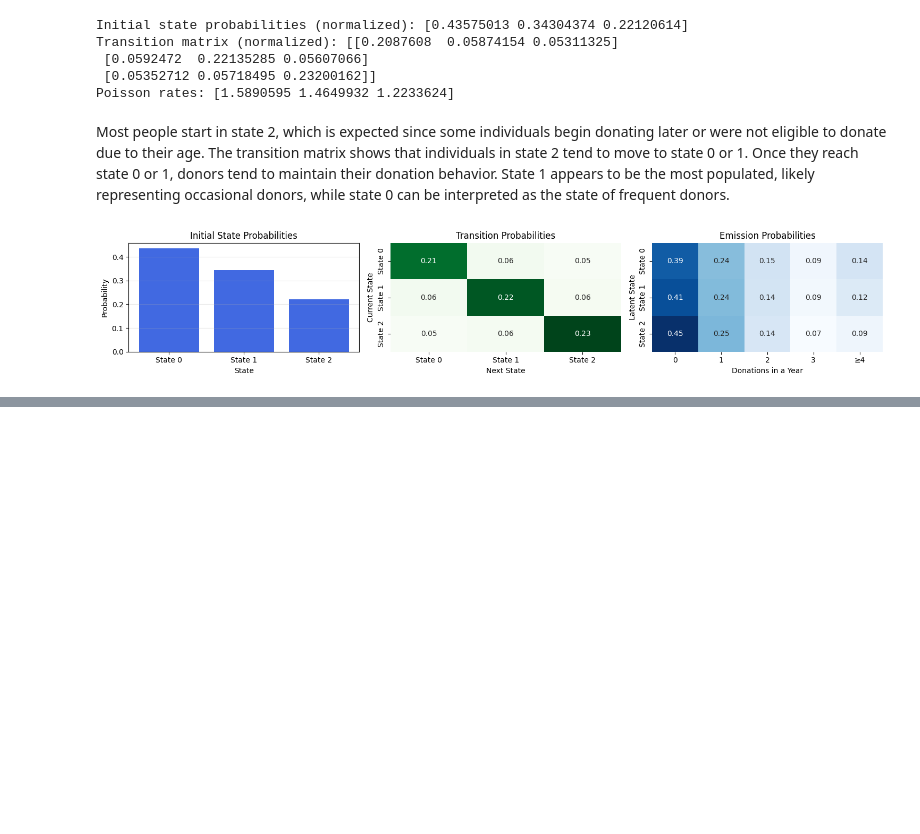
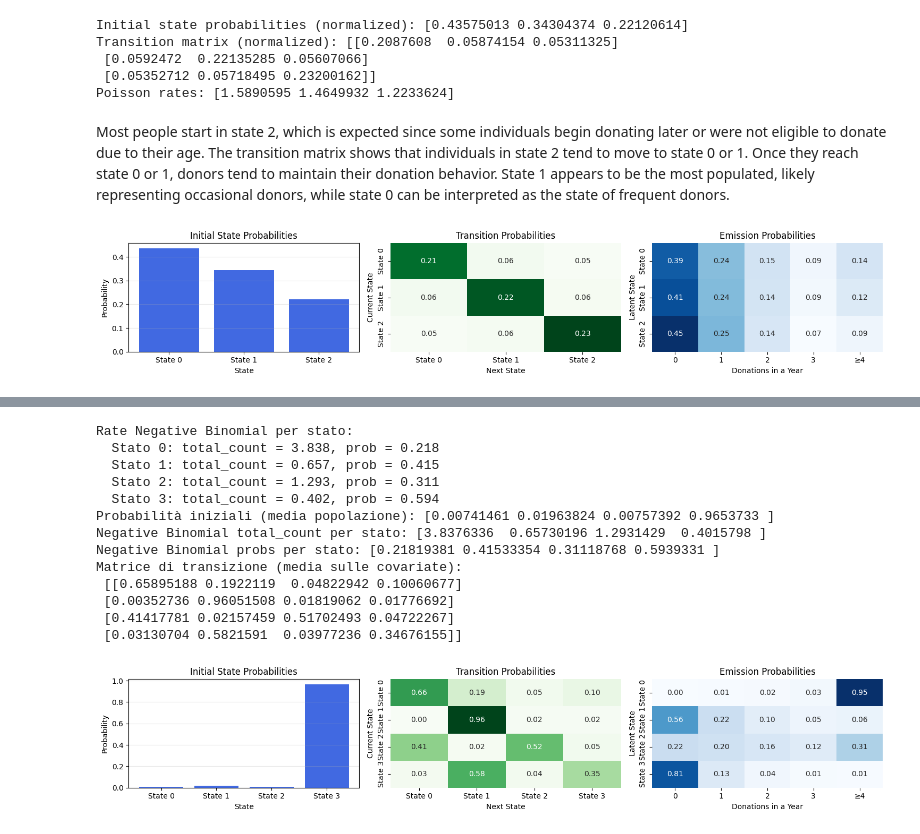
Before and after one commit to erikdeluca/Blood-Donors, a Jupyter notebook: Python/Pyro.ipynb, the cells around one changed output, grey strips where cells are left out. Cells and saved outputs as stored; diff of their text form; code cells hidden in the pictures; blank space fills up the shorter version.

```diff
--- a/Python/Pyro.ipynb
+++ b/Python/Pyro.ipynb
@@ -538,0 +961,9 @@ plot_hmm_params(
+# %%
+import pandas as pd
+rows = []
+for i in range(K):
+    for j in range(K):
+        for c, name in enumerate(['birth_year_norm', 'gender_code']):
+            rows.append({'from': i, 'to': j, 'covariate': name, 'weight': trans_W[i,j,c]})
+df = pd.DataFrame(rows)
+print(df.pivot_table(index=['from', 'to'], columns='covariate', values='weight'))
@@ -538,0 +1051,70 @@ plot_hmm_params(
+# %%
+import numpy as np
+
+# Recupera i valori ottimizzati
+total_count = pyro.param("total_count").detach().cpu().numpy()   # shape (K,)
+emiss_logits = pyro.param("emiss_logits").detach().cpu().numpy() # shape (K,)
+probs = 1 / (1 + np.exp(-emiss_logits))  # sigmoid
+
+print("Rate Negative Binomial per stato:")
+for k in range(len(total_count)):
+    print(f"  Stato {k}: total_count = {total_count[k]:.3f}, prob = {probs[k]:.3f}")
+init_logits = pyro.param("init_logits").detach().cpu().numpy()  # [K]
+init_probs = np.exp(init_logits) / np.exp(init_logits).sum()    # [K]
+
+K, C = pyro.param("trans_W").shape[-2:]
+trans_W = pyro.param("trans_W").detach().cpu().numpy()  # [K, K, C]
+trans_b = pyro.param("trans_b").detach().cpu().numpy()  # [K, K]
+covs = full_covariates_torch.cpu().numpy()                   # [N, T, C]
+
+# Media sulle covariate del primo anno
+covs_mean = covs[:, 0, :].mean(axis=0)  # [C]
+
+# Matrice di transizione media per ogni stato
+transitions = np.zeros((K, K))
+for prev in range(K):
+    logits = trans_b[prev] + trans_W[prev] @ covs_mean  # [K]
+    probs_tr = np.exp(logits) / np.exp(logits).sum()
+    transitions[prev, :] = probs_tr
+
+# Costruisci la matrice di emissione Negative Binomial (truncated)
+def build_emission_matrix_truncated_nbinom(total_count, probs, max_k=4):
+    from scipy.stats import nbinom
+    S = len(total_count)
+    K = max_k + 1
+    emissions = np.zeros((S, K))
+    for s in range(S):
+        for k in range(max_k):
+            emissions[s, k] = nbinom.pmf(k, total_count[s], probs[s])
+        emissions[s, max_k] = 1 - nbinom.cdf(max_k-1, total_count[s], probs[s])
+    return emissions
+
+emissions_matrix = build_emission_matrix_truncated_nbinom(total_count, probs, max_k=4)
+
+# Stampa i risultati numerici
+print("Probabilità iniziali (media popolazione):", init_probs)
+print("Negative Binomial total_count per stato:", total_count)
+print("Negative Binomial probs per stato:", probs)
+print("Matrice di transizione (media sulle covariate):\n", transitions)
+
+plot_hmm_params(
+    transitions=transitions,
+    initial_probs=init_probs,
+    emissions=emissions_matrix,
+    emission_names=[str(i) for i in range(4)] + ["≥4"]
+)
+# %% [output]
+Rate Negative Binomial per stato:
+  Stato 0: total_count = 3.838, prob = 0.218
+  Stato 1: total_count = 0.657, prob = 0.415
+  Stato 2: total_count = 1.293, prob = 0.311
+  Stato 3: total_count = 0.402, prob = 0.594
+Probabilità iniziali (media popolazione): [0.00741461 0.01963824 0.00757392 0.9653733 ]
+Negative Binomial total_count per stato: [3.8376336  0.65730196 1.2931429  0.4015798 ]
+Negative Binomial probs per stato: [0.21819381 0.41533354 0.31118768 0.5939331 ]
+Matrice di transizione (media sulle covariate):
+ [[0.65895188 0.1922119  0.04822942 0.10060677]
+ [0.00352736 0.96051508 0.01819062 0.01776692]
+ [0.41417781 0.02157459 0.51702493 0.04722267]
+ [0.03130704 0.5821591  0.03977236 0.34676155]]
+[figure, added]
```
Also changed, not shown: parts of 37 cells of this notebook, 1 other file.
